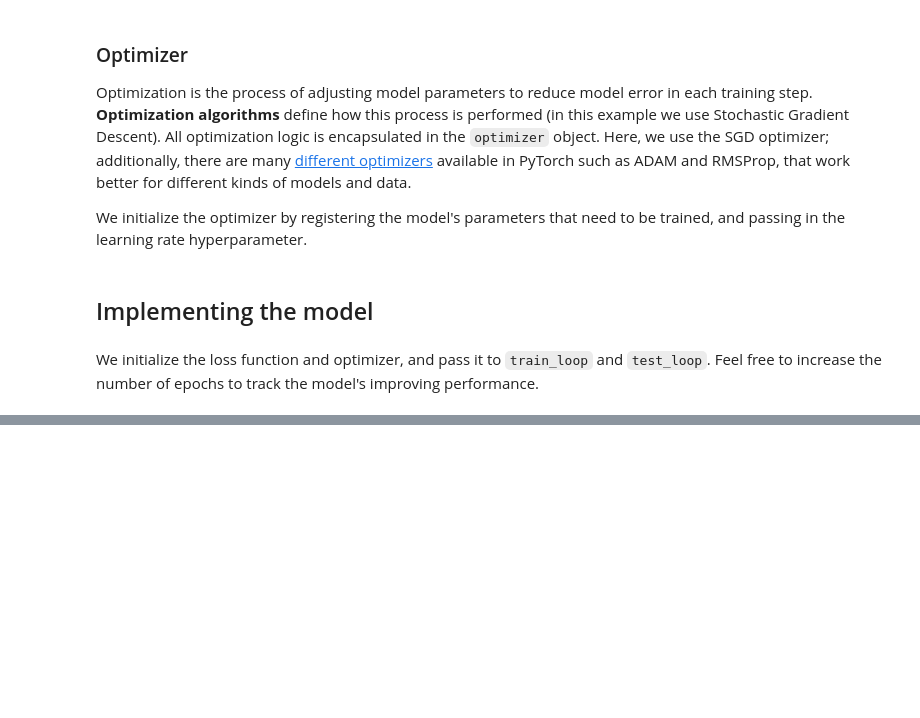
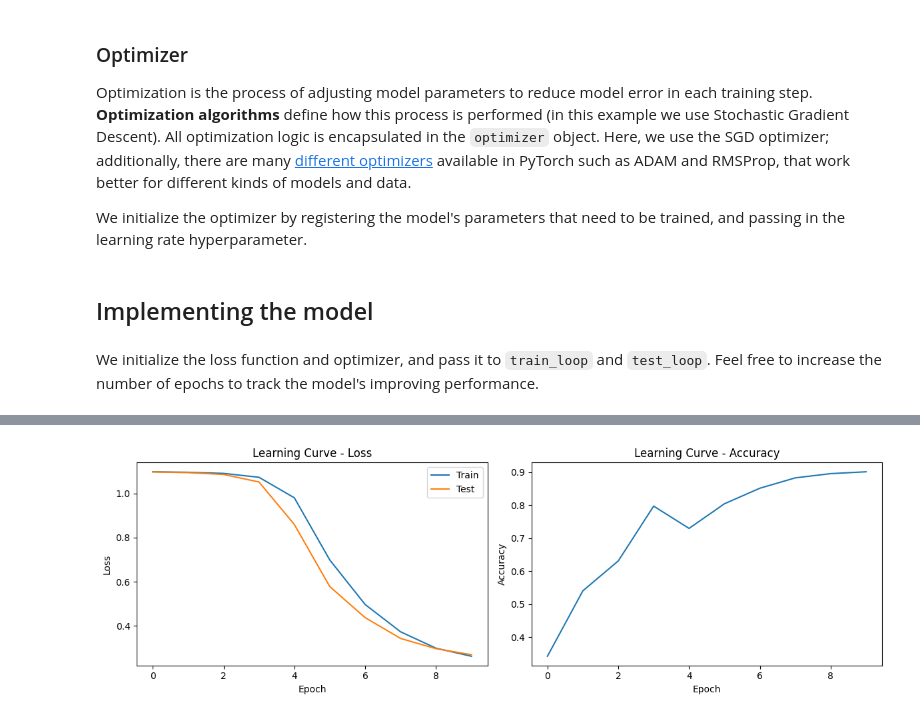
Before and after one commit to rs337/neural_language_modelling, a Jupyter notebook: w3_pytorch_huggingface/FFNN_from_scratch_pytorch.ipynb, the cells around one changed output, grey strips where cells are left out. Saved outputs shown, nothing was run; the diff lists cells and outputs as text; code cells hidden in the pictures; blank space fills up the shorter version.

Commit message:
plot

```diff
--- a/w3_pytorch_huggingface/FFNN_from_scratch_pytorch.ipynb
+++ b/w3_pytorch_huggingface/FFNN_from_scratch_pytorch.ipynb
@@ -124,7 +122,7 @@ We define the following hyperparameters for training:
 # %%
 learning_rate = 0.01
 batch_size = 64
-epochs = 5
+epochs = 10
 # %% [markdown]
 ## Optimization Loop
 
@@ -171,10 +169,13 @@ def train_loop(dataloader, model, loss_fn, optimizer):
     # Set the model to training mode - important for batch normalization and dropout layers
     # Unnecessary in this situation but added for best practices
     model.train()
+    total_loss = 0
     for batch, (X, y) in enumerate(dataloader):
+        X, y = X.to(device), y.to(device)
         # Compute prediction and loss
         pred = model(X)
         loss = loss_fn(pred, y)
+        total_loss += loss.item()
 
         # Backpropagation
         loss.backward()
@@ -184,6 +185,8 @@ def train_loop(dataloader, model, loss_fn, optimizer):
         if batch % 100 == 0:
             loss, current = loss.item(), (batch + 1) * len(X)
             print(f"loss: {loss:>7f}  [{current:>5d}/{size:>5d}]")
+
+    return total_loss/len(dataloader)
 
 
 def test_loop(dataloader, model, loss_fn):
@@ -198,6 +201,7 @@ def test_loop(dataloader, model, loss_fn):
     # also serves to reduce unnecessary gradient computations and memory usage for tensors with requires_grad=True
     with torch.no_grad():
         for X, y in dataloader:
+            X, y = X.to(device), y.to(device)
             pred = model(X)
             test_loss += loss_fn(pred, y).item()
             correct += (pred.argmax(1) == y).type(torch.float).sum().item()
@@ -205,15 +209,24 @@ def test_loop(dataloader, model, loss_fn):
     test_loss /= num_batches
     correct /= size
     print(f"Test Error: \n Accuracy: {(100*correct):>0.1f}%, Avg loss: {test_loss:>8f} \n")
+
+    return test_loss, correct
 # %% [markdown]
 We initialize the loss function and optimizer, and pass it to ``train_loop`` and ``test_loop``.
 Feel free to increase the number of epochs to track the model's improving performance.
 # %%
-epochs = 10
+train_losses = []
+test_losses = []
+test_accuracies = []
+
 for t in range(epochs):
     print(f"Epoch {t+1}\n-------------------------------")
-    train_loop(train_loader, model, loss_fn, optimizer)
-    test_loop(test_loader, model, loss_fn)
+    train_loss = train_loop(train_loader, model, loss_fn, optimizer)
+    train_losses.append(train_loss)
+
+    test_loss, accuracy = test_loop(test_loader, model, loss_fn)
+    test_losses.append(test_loss)
+    test_accuracies.append(accuracy)
 print("Done!")
 # %% [output]
 Epoch 1
@@ -234,2 +247,26 @@ Test Error:
 
 Done!
+# %%
+import matplotlib.pyplot as plt
+
+# After training completes
+fig, (ax1, ax2) = plt.subplots(1, 2, figsize=(12, 4))
+
+# Loss curve
+ax1.plot(train_losses, label='Train')
+ax1.plot(test_losses, label='Test')
+ax1.set_xlabel('Epoch')
+ax1.set_ylabel('Loss')
+ax1.set_title('Learning Curve - Loss')
+ax1.legend()
+
+# Accuracy curve
+ax2.plot(test_accuracies)
+ax2.set_xlabel('Epoch')
+ax2.set_ylabel('Accuracy')
+ax2.set_title('Learning Curve - Accuracy')
+
+plt.tight_layout()
+plt.show()
+# %% [output]
+[figure, added]
```
Also changed, not shown: parts of 2 cells of this notebook.
